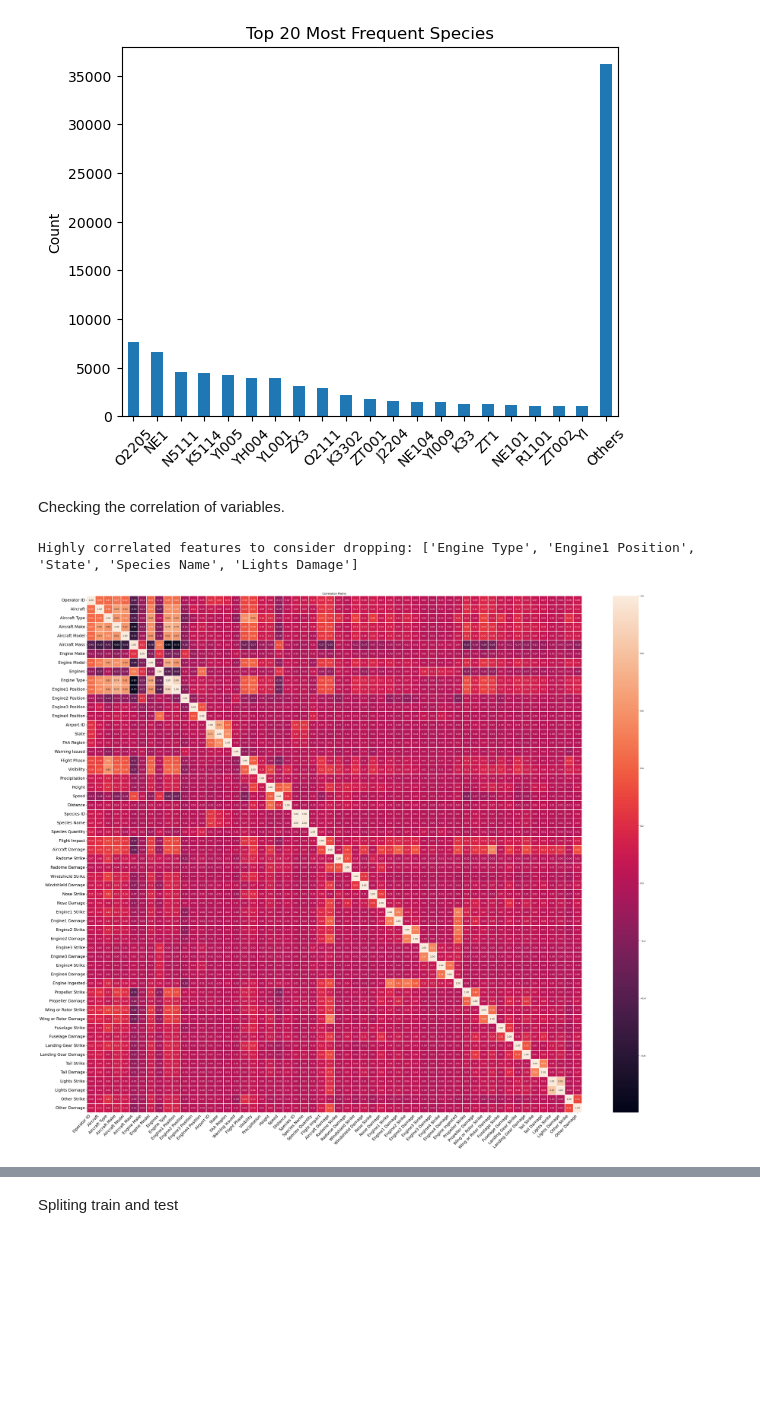
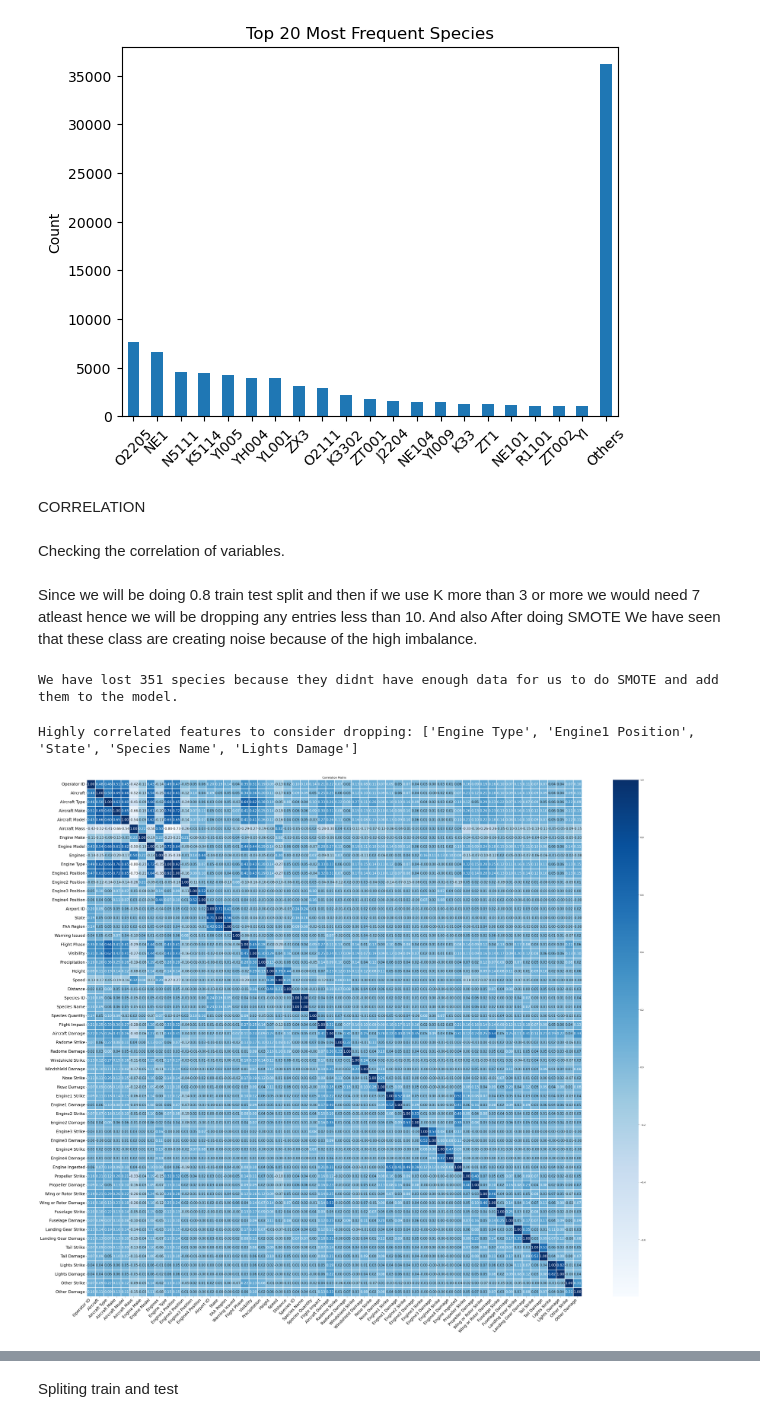
Before and after one commit to Clarkson-Applied-Data-Science/2024_ia651_gurmessa, a Jupyter notebook: EDA.ipynb, the cells around one changed output, grey strips where cells are left out. Saved outputs shown, nothing was run; the diff lists cells and outputs as text; code cells hidden in the pictures; blank space fills up the shorter version.

```diff
--- a/EDA.ipynb
+++ b/EDA.ipynb
@@ -56,6 +44,7 @@ categorical_cols = df.select_dtypes(include=['object', 'category']).columns
 # %%
 no_of_null_id= df[df['Species ID'].isnull()]['Species ID'].count()
-no_of_null_name = df[df['Species Name'].isnull()]['Species ID'].count()
-print(f"Number of null ID {no_of_null_id} and Name {no_of_null_name}")
+no_of_null_name = df[df['Species Name'].isnull()]
+df=df.drop(no_of_null_name.index)
+print(f"Number of null ID {no_of_null_id} and Name {no_of_null_name.shape[0]}")
 # %% [output]
 Number of null ID 0 and Name 80
@@ -62,8 +53,7 @@ Number of null ID 0 and Name 80
 # %%
-#Checking what ID was given for names
-df[df['Species Name'].isnull()]['Species ID'].unique()
-#species_map = df_raw.dropna(subset=["Species Name"]).set_index("Species ID")["Species Name"].to_dict()
-#df_raw["Species Name"] = df_raw.apply(lambda row: species_map.get(row["Species ID"], row["Species Name"]), axis=1)
-#print(df_raw["Species Name"].isnull().sum())
-#mismatched = df_raw[df_raw["Species Name"] != df_raw["Species ID"].map(species_map)]
+species_map = df.dropna(subset=["Species Name"]).set_index("Species ID")["Species Name"].to_dict()
+df["New Species Name"] = df.apply(lambda row: species_map.get(row["Species ID"], row["Species Name"]), axis=1)
+mismatched = df[df["Species Name"] != df["New Species Name"]]
+print(f"There are {mismatched.shape[0]} mismatched entries")
+df=df.drop("New Species Name",axis=1)
 # %% [output]
@@ -82,9 +72,12 @@ df.shape
 # %%
-distinct_values = {col: df[col].unique().tolist() for col in categorical_cols}
-
-# Display the dictionary
-for col, values in distinct_values.items():
-    if(col == 'Species ID' or col == 'Species Name'):
-        continue
-    print(f"{col}: {values}")
+distinct_values = {
+    col: df[col].unique().tolist()
+    for col in categorical_cols
+    if col not in ['Species ID', 'Species Name']
+}
+table_df = pd.DataFrame([
+    {'Features': col, 'Distinct Values': values}
+    for col, values in distinct_values.items()
+])
+table_df
 # %% [output]
@@ -123,8 +114,21 @@ plt.xticks(rotation=45)
 plt.show()
 # %% [output]
 [figure]
+# %% [markdown]
+CORRELATION
 # %% [markdown]
 Checking the correlation of variables.
+# %% [markdown]
+Since we will be doing 0.8 train test split and then if we use K more than 3 or more we would need 7 atleast hence we will be dropping any entries less than 10. And also After doing SMOTE We have seen that these class are creating noise because of the high imbalance.
+# %%
+low_count_species = df['Species Name'].value_counts()
+low_count_species = low_count_species[low_count_species < 10].index
+
+df = df[~df['Species Name'].isin(low_count_species)]
+dropped_species_count=low_count_species.unique().size
+print(f"We have lost {dropped_species_count} species because they didnt have enough data for us to do SMOTE and add them to the model.")
+# %% [output]
+We have lost 351 species because they didnt have enough data for us to do SMOTE and add them to the model.
 # %%
 cols_to_encode = [
     'Operator ID', 'Aircraft', 'Aircraft Type', 'State',
@@ -165,12 +157,11 @@ X_reduced = X.drop(columns=to_drop)
 # %% [output]
 Highly correlated features to consider dropping: ['Engine Type', 'Engine1 Position', 'State', 'Species Name', 'Lights Damage']
 # %%
-#corr_matrix = X.iloc[:,4:].corr(numeric_only=True)
 plt.figure(figsize=(50, 42))
-sns.heatmap(corr_matrix, annot=True,fmt='.2f', linewidths=2,annot_kws={"size": 10})
+sns.heatmap(corr_matrix, annot=True,fmt='.2f', linewidths=2,annot_kws={"size": 15},cmap='Blues')
 plt.title("Correlation Matrix")
 plt.xticks(fontsize=18, rotation=46, ha='right')
 plt.yticks(fontsize=18, rotation=0)
 plt.show()
 # %% [output]
-[figure, old version]
+[figure, new version]
```
Also changed, not shown: parts of 37 cells of this notebook, 8 other files.
